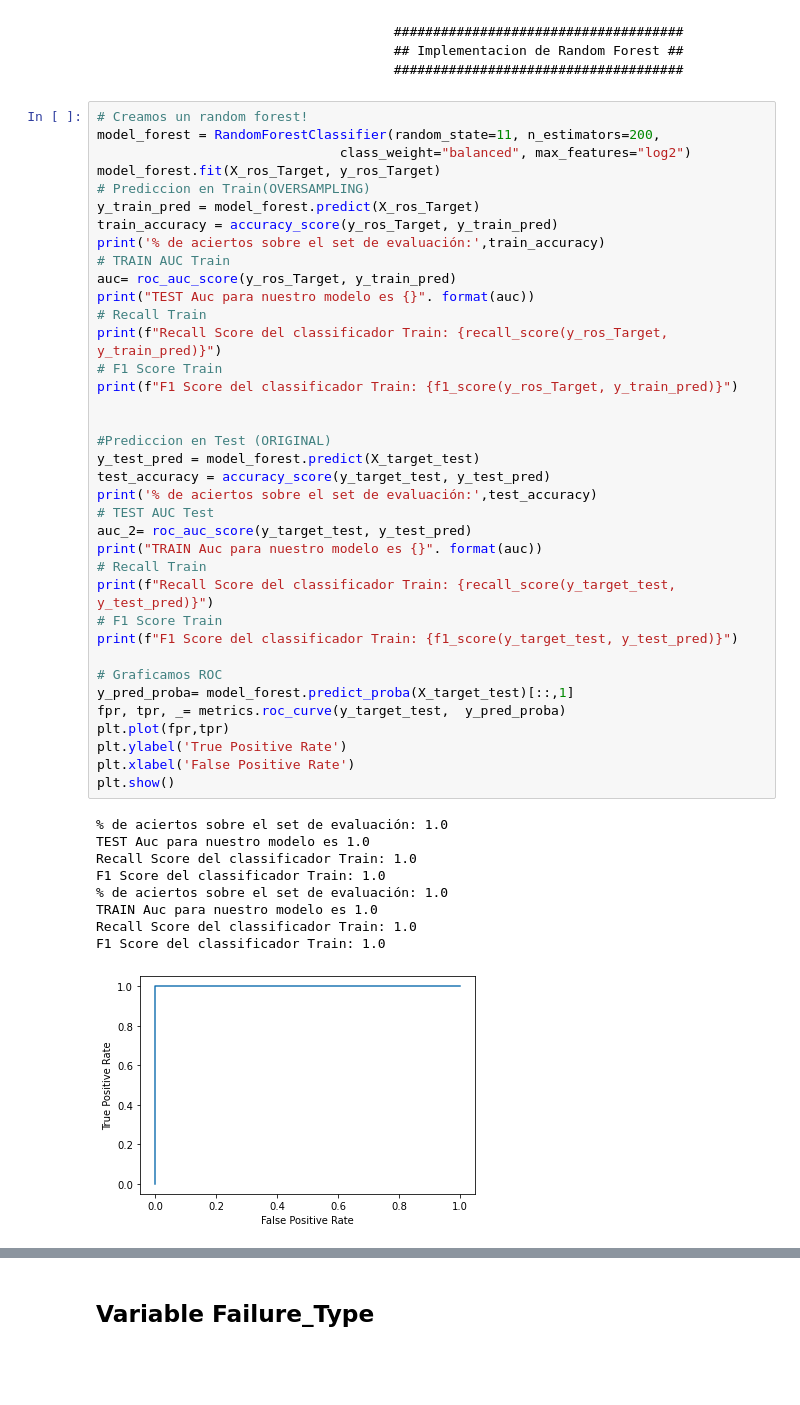
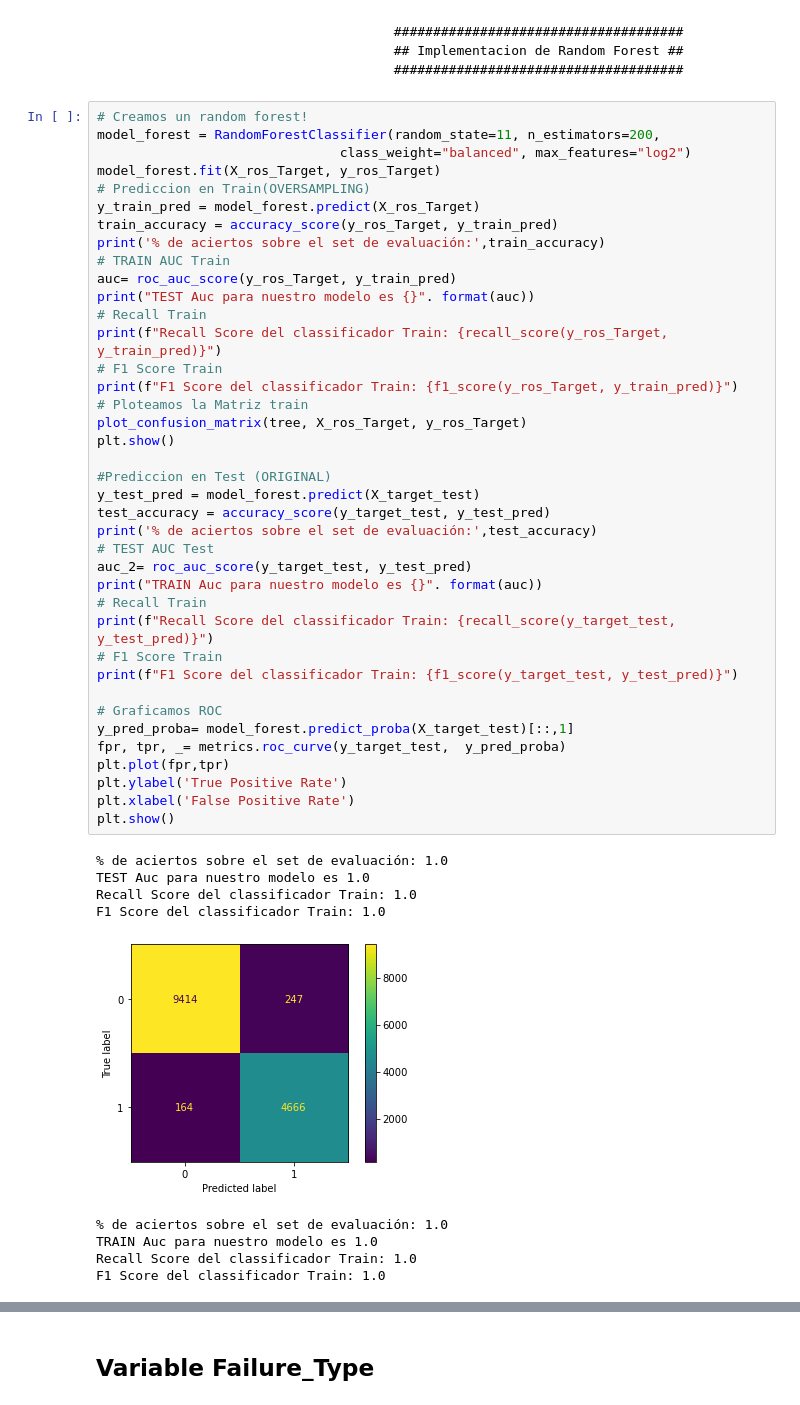
Before and after one commit to maxi879/proyecto_final_coder, a Jupyter notebook: ANALISIS/CLASIFICACION/TREE_IMPLEMENTACION.ipynb, the cells around one changed output, grey strips where cells are left out. Cells and saved outputs as stored; diff of their text form; blank space fills up the shorter version.

```diff
--- a/ANALISIS/CLASIFICACION/TREE_IMPLEMENTACION.ipynb
+++ b/ANALISIS/CLASIFICACION/TREE_IMPLEMENTACION.ipynb
@@ -265,36 +307,38 @@ auc= roc_auc_score(y_ros_Target, y_train_pred)
 print("TEST Auc para nuestro modelo es {}". format(auc))
 # Recall Train
 print(f"Recall Score del classificador Train: {recall_score(y_ros_Target, y_train_pred)}")
 # F1 Score Train
 print(f"F1 Score del classificador Train: {f1_score(y_ros_Target, y_train_pred)}")
-
+# Ploteamos la Matriz train
+plot_confusion_matrix(tree, X_ros_Target, y_ros_Target)
+plt.show()
 
 #Prediccion en Test (ORIGINAL)
 y_test_pred = model_forest.predict(X_target_test)
 test_accuracy = accuracy_score(y_target_test, y_test_pred)
 print('% de aciertos sobre el set de evaluación:',test_accuracy)
 # TEST AUC Test
 auc_2= roc_auc_score(y_target_test, y_test_pred)
 print("TRAIN Auc para nuestro modelo es {}". format(auc))
 # Recall Train
 print(f"Recall Score del classificador Train: {recall_score(y_target_test, y_test_pred)}")
 # F1 Score Train
 print(f"F1 Score del classificador Train: {f1_score(y_target_test, y_test_pred)}")
 
 # Graficamos ROC
 y_pred_proba= model_forest.predict_proba(X_target_test)[::,1]
 fpr, tpr, _= metrics.roc_curve(y_target_test,  y_pred_proba)
 plt.plot(fpr,tpr)
 plt.ylabel('True Positive Rate')
 plt.xlabel('False Positive Rate')
 plt.show()
 # %% [output]
 % de aciertos sobre el set de evaluación: 1.0
 TEST Auc para nuestro modelo es 1.0
 Recall Score del classificador Train: 1.0
 F1 Score del classificador Train: 1.0
-% de aciertos sobre el set de evaluación: 1.0
-TRAIN Auc para nuestro modelo es 1.0
-Recall Score del classificador Train: 1.0
-F1 Score del classificador Train: 1.0
-[figure, old version]
+[figure, new version]
+% de aciertos sobre el set de evaluación: 1.0
+TRAIN Auc para nuestro modelo es 1.0
+Recall Score del classificador Train: 1.0
+F1 Score del classificador Train: 1.0
```
Also changed, not shown: parts of 6 cells of this notebook.
